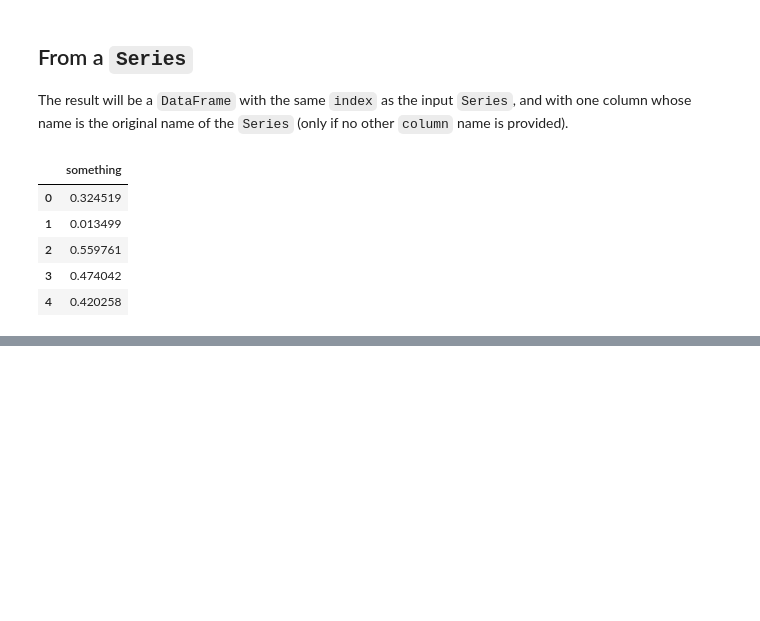
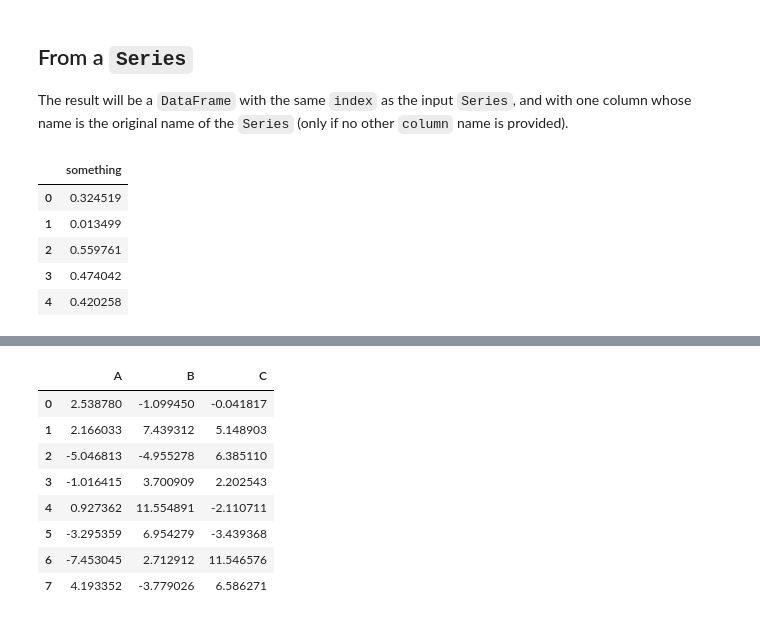
Before and after one commit to Leighson/lighthouse-data-notes-v2, a Jupyter notebook: w01_e/notes.ipynb, the cells around one changed output, grey strips where cells are left out. Drawn from its saved outputs; the diff is of its cells as text; code cells hidden in the pictures; blank space fills up the shorter version.

Commit message:
Complete intro in DataFrames.

```diff
--- a/w01_e/notes.ipynb
+++ b/w01_e/notes.ipynb
@@ -283,0 +331,13 @@ pd.DataFrame(pd.Series(np.random.rand(5), name='something'))
+# %%
+df = pd.DataFrame(np.random.randn(8, 3), index=range(8), columns=list('ABC'))
+df * 5 + 2
+# %% [output]
+|  | A | B | C |
+| 0 | 2.538780 | -1.099450 | -0.041817 |
+| 1 | 2.166033 | 7.439312 | 5.148903 |
+| 2 | -5.046813 | -4.955278 | 6.385110 |
+| 3 | -1.016415 | 3.700909 | 2.202543 |
+| 4 | 0.927362 | 11.554891 | -2.110711 |
+| 5 | -3.295359 | 6.954279 | -3.439368 |
+| 6 | -7.453045 | 2.712912 | 11.546576 |
+| 7 | 4.193352 | -3.779026 | 6.586271 |
```
Also changed, not shown: parts of 15 cells of this notebook.
